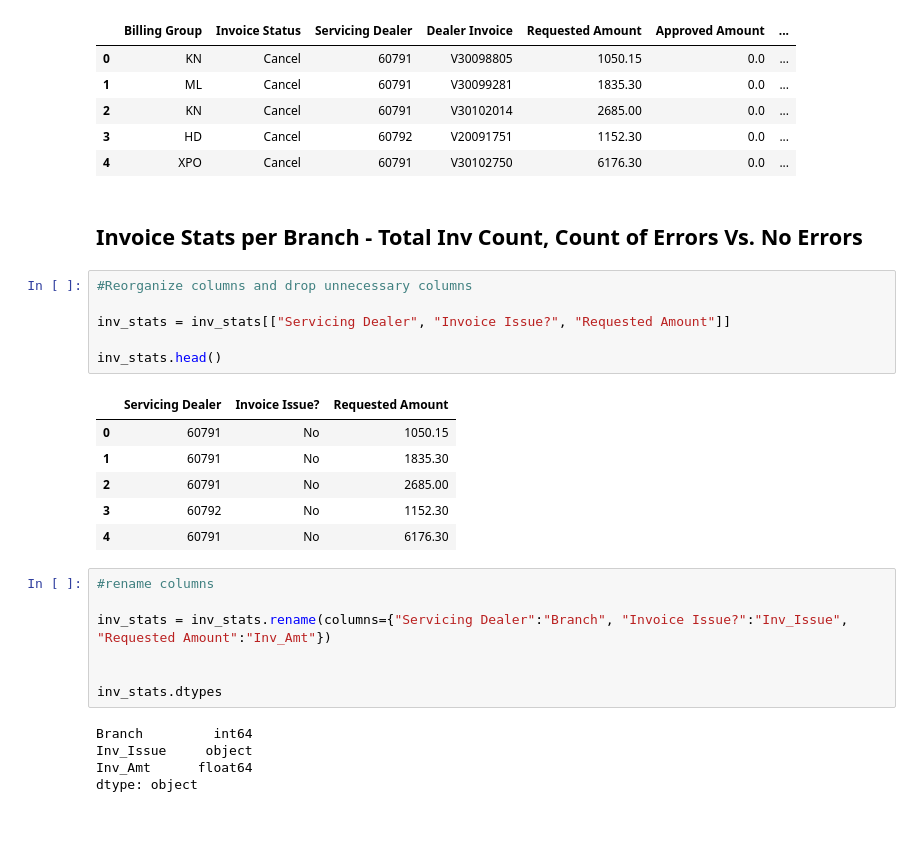
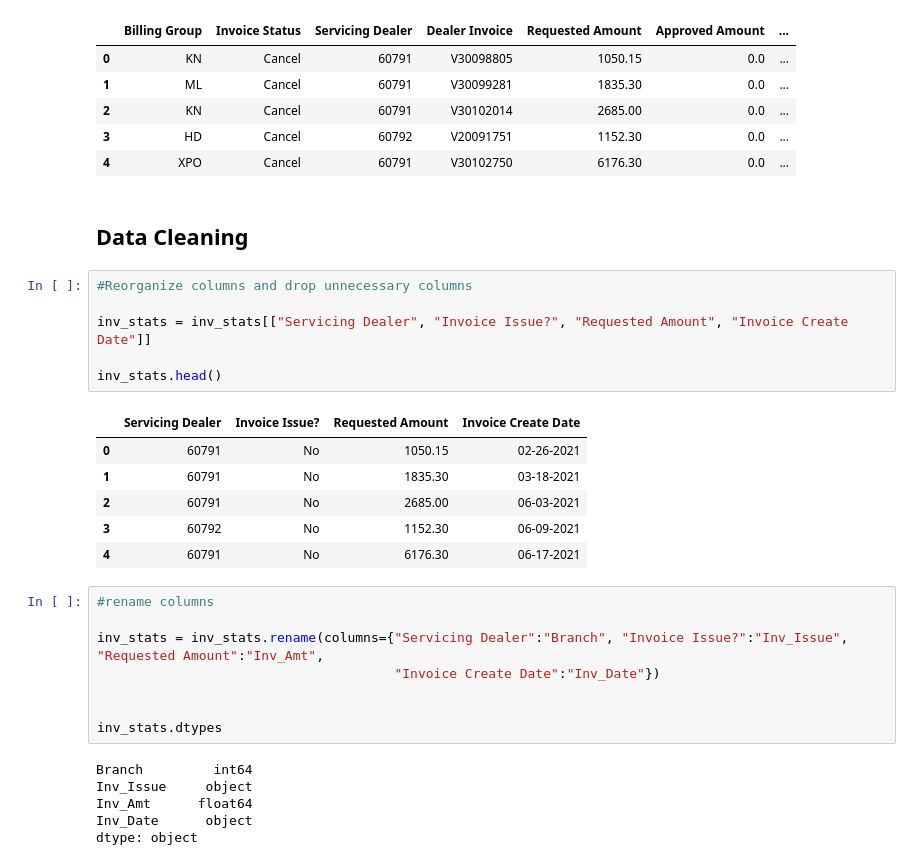
Before and after one commit to sarahheavner/NatlAcctPricing, a Jupyter notebook: Resources/InvoiceStats.ipynb, the cells around one changed output. Cells and saved outputs as stored; diff of their text form; blank space fills up the shorter version.

Commit message:
changed InvoiceStats JN and removed unneeded files

```diff
--- a/Resources/InvoiceStats.ipynb
+++ b/Resources/InvoiceStats.ipynb
@@ -16,25 +16,26 @@ inv_stats.head()
 | 2 | KN | Cancel | 60791 | V30102014 | 2685.00 | 0.0 | ... |
 | 3 | HD | Cancel | 60792 | V20091751 | 1152.30 | 0.0 | ... |
 | 4 | XPO | Cancel | 60791 | V30102750 | 6176.30 | 0.0 | ... |
-# %% [markdown]
-## Invoice Stats per Branch - Total Inv Count, Count of Errors Vs. No Errors
+# %% [markdown]
+## Data Cleaning
 # %%
 #Reorganize columns and drop unnecessary columns
 
-inv_stats = inv_stats[["Servicing Dealer", "Invoice Issue?", "Requested Amount"]]
+inv_stats = inv_stats[["Servicing Dealer", "Invoice Issue?", "Requested Amount", "Invoice Create Date"]]
 
 inv_stats.head()
 # %% [output]
-|  | Servicing Dealer | Invoice Issue? | Requested Amount |
-| 0 | 60791 | No | 1050.15 |
-| 1 | 60791 | No | 1835.30 |
-| 2 | 60791 | No | 2685.00 |
-| 3 | 60792 | No | 1152.30 |
-| 4 | 60791 | No | 6176.30 |
+|  | Servicing Dealer | Invoice Issue? | Requested Amount | Invoice Create Date |
+| 0 | 60791 | No | 1050.15 | 02-26-2021 |
+| 1 | 60791 | No | 1835.30 | 03-18-2021 |
+| 2 | 60791 | No | 2685.00 | 06-03-2021 |
+| 3 | 60792 | No | 1152.30 | 06-09-2021 |
+| 4 | 60791 | No | 6176.30 | 06-17-2021 |
 # %%
 #rename columns
 
-inv_stats = inv_stats.rename(columns={"Servicing Dealer":"Branch", "Invoice Issue?":"Inv_Issue", "Requested Amount":"Inv_Amt"})
+inv_stats = inv_stats.rename(columns={"Servicing Dealer":"Branch", "Invoice Issue?":"Inv_Issue", "Requested Amount":"Inv_Amt",
+                                      "Invoice Create Date":"Inv_Date"})
 
 
 inv_stats.dtypes
@@ -42,6 +43,7 @@ inv_stats.dtypes
 Branch         int64
 Inv_Issue     object
 Inv_Amt      float64
+Inv_Date      object
 dtype: object
 # %%
 #rename branch number to abbreviation
```
Also changed, not shown: parts of 39 cells of this notebook, 4 other files.
